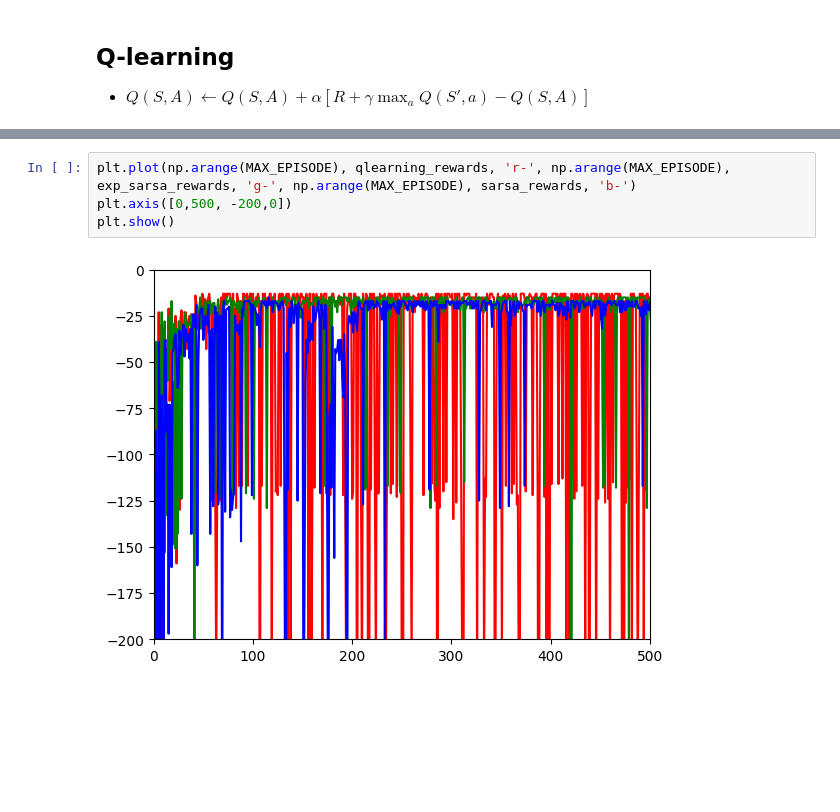
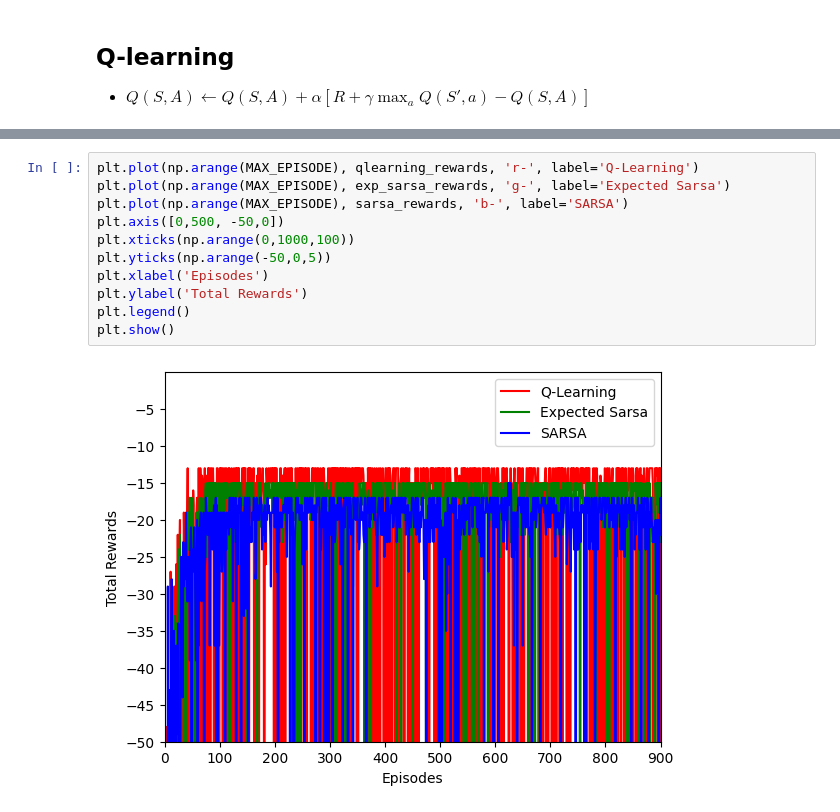
Before and after one commit to smfelixchoi/MATH-DRL-study, a Jupyter notebook: 2.Reinforcement_Learning/Temporal_Difference_methods/Temporal_Difference_methods.ipynb, the cells around one changed output, grey strips where cells are left out. Cells and saved outputs as stored; diff of their text form; blank space fills up the shorter version.

```diff
--- a/2.Reinforcement_Learning/Temporal_Difference_methods/Temporal_Difference_methods.ipynb
+++ b/2.Reinforcement_Learning/Temporal_Difference_methods/Temporal_Difference_methods.ipynb
@@ -329,6 +368,13 @@ plt.show()
 # %%
-plt.plot(np.arange(MAX_EPISODE), qlearning_rewards, 'r-', np.arange(MAX_EPISODE), exp_sarsa_rewards, 'g-', np.arange(MAX_EPISODE), sarsa_rewards, 'b-')
-plt.axis([0,500, -200,0])
+plt.plot(np.arange(MAX_EPISODE), qlearning_rewards, 'r-', label='Q-Learning')
+plt.plot(np.arange(MAX_EPISODE), exp_sarsa_rewards, 'g-', label='Expected Sarsa')
+plt.plot(np.arange(MAX_EPISODE), sarsa_rewards, 'b-', label='SARSA')
+plt.axis([0,500, -50,0])
+plt.xticks(np.arange(0,1000,100))
+plt.yticks(np.arange(-50,0,5))
+plt.xlabel('Episodes')
+plt.ylabel('Total Rewards')
+plt.legend()
 plt.show()
 # %% [output]
-[figure, old version]
+[figure, new version]
```
Also changed, not shown: parts of 16 cells of this notebook, 2 other files.
